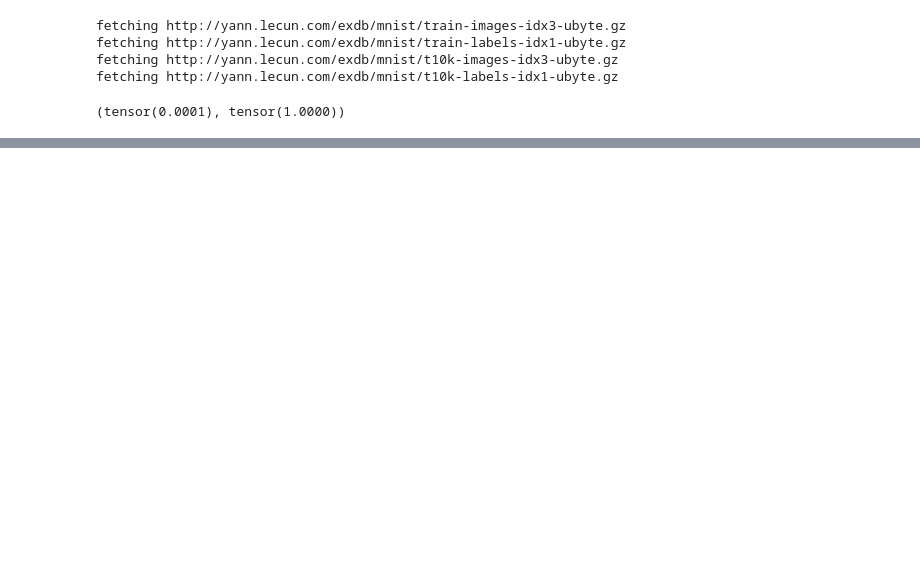
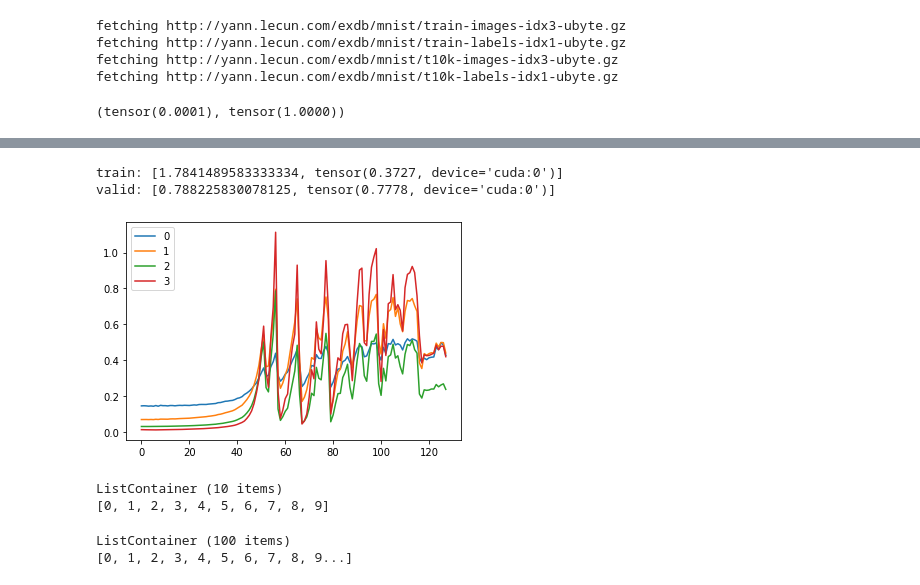
Before and after one commit to jkuzmanovik/fastdeep, a Jupyter notebook: 06_cuda_cnn_hooks_init.ipynb, the cells around one changed output, grey strips where cells are left out. Drawn from its saved outputs; the diff is of its cells as text; code cells hidden in the pictures; blank space fills up the shorter version.

```diff
--- a/06_cuda_cnn_hooks_init.ipynb
+++ b/06_cuda_cnn_hooks_init.ipynb
@@ -172,0 +236,32 @@ valid: [0.14968392333984376, tensor(0.9536, device='cuda:0')]
+# %%
+#export
+def children(m): return list(m.children())
+
+class Hook():
+    def __init__(self, m, f): self.hook = m.register_forward_hook(partial(f, self))
+    def remove(self): self.hook.remove()
+    def __del__(self): self.remove()
+
+def append_stats(hook, mod, inp, outp):
+    if not hasattr(hook,'stats'): hook.stats = ([],[])
+    means,stds = hook.stats
+    means.append(outp.data.mean())
+    stds .append(outp.data.std())
+# %%
+model = get_cnn_model(data,nfs)
+learn,run = get_runner(model,data,lr = 0.5,cbs = cbfs)
+# %%
+hooks = [Hook(l, append_stats) for l in children(model[:4])]
+# %%
+run.fit(1, learn)
+# %% [output]
+train: [1.7841489583333334, tensor(0.3727, device='cuda:0')]
+valid: [0.788225830078125, tensor(0.7778, device='cuda:0')]
+# %%
+
+for h in hooks:
+    plt.plot(h.stats[0])
+    h.remove()
+plt.legend(range(4));
+# %% [output]
+[figure, added]
@@ -172,0 +287,11 @@ valid: [0.14968392333984376, tensor(0.9536, device='cuda:0')]
+# %%
+
+ListContainer(range(10))
+# %% [output]
+ListContainer (10 items)
+[0, 1, 2, 3, 4, 5, 6, 7, 8, 9]
+# %%
+ListContainer(range(100))
+# %% [output]
+ListContainer (100 items)
+[0, 1, 2, 3, 4, 5, 6, 7, 8, 9...]
```
Also changed, not shown: parts of 25 cells of this notebook.
